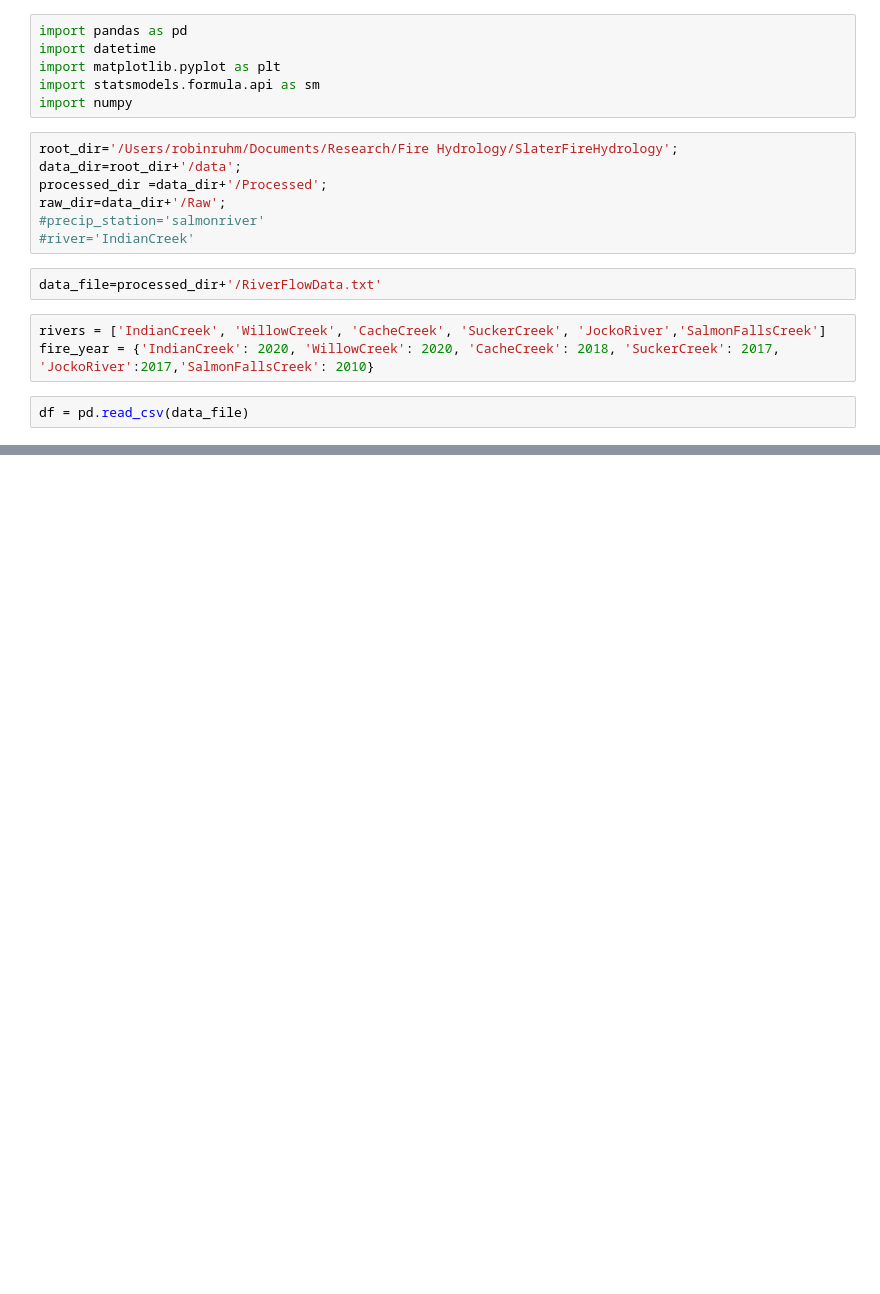
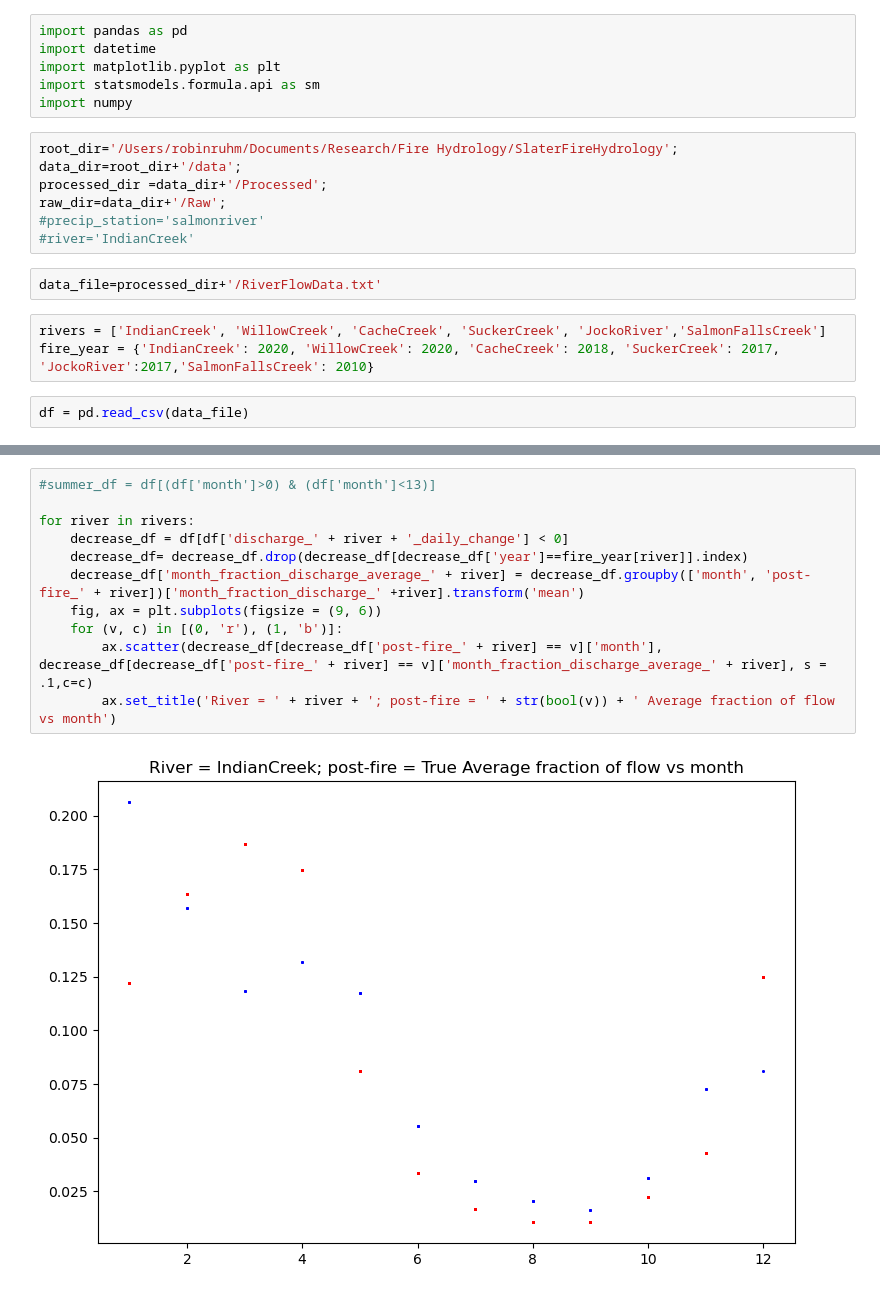
Before and after one commit to UW-GDA/SlaterFireHydrology, a Jupyter notebook: code/Analysis/Linear_Res_Model.ipynb, the cells around one changed output, grey strips where cells are left out. Saved outputs shown, nothing was run; the diff lists cells and outputs as text; blank space fills up the shorter version.

```diff
--- a/code/Analysis/Linear_Res_Model.ipynb
+++ b/code/Analysis/Linear_Res_Model.ipynb
@@ -97,0 +126,13 @@ River = SalmonFallsCreek; post-fire = True; mean decay coef = 0.936077446597425
+# %%
+#summer_df = df[(df['month']>0) & (df['month']<13)]
+
+for river in rivers:
+    decrease_df = df[df['discharge_' + river + '_daily_change'] < 0]
+    decrease_df= decrease_df.drop(decrease_df[decrease_df['year']==fire_year[river]].index)
+    decrease_df['month_fraction_discharge_average_' + river] = decrease_df.groupby(['month', 'post-fire_' + river])['month_fraction_discharge_' +river].transform('mean')
+    fig, ax = plt.subplots(figsize = (9, 6))
+    for (v, c) in [(0, 'r'), (1, 'b')]:
+        ax.scatter(decrease_df[decrease_df['post-fire_' + river] == v]['month'], decrease_df[decrease_df['post-fire_' + river] == v]['month_fraction_discharge_average_' + river], s = .1,c=c)
+        ax.set_title('River = ' + river + '; post-fire = ' + str(bool(v)) + ' Average fraction of flow vs month')
+# %% [output]
+[figure, added]
```
Also changed, not shown: parts of 6 cells of this notebook.
